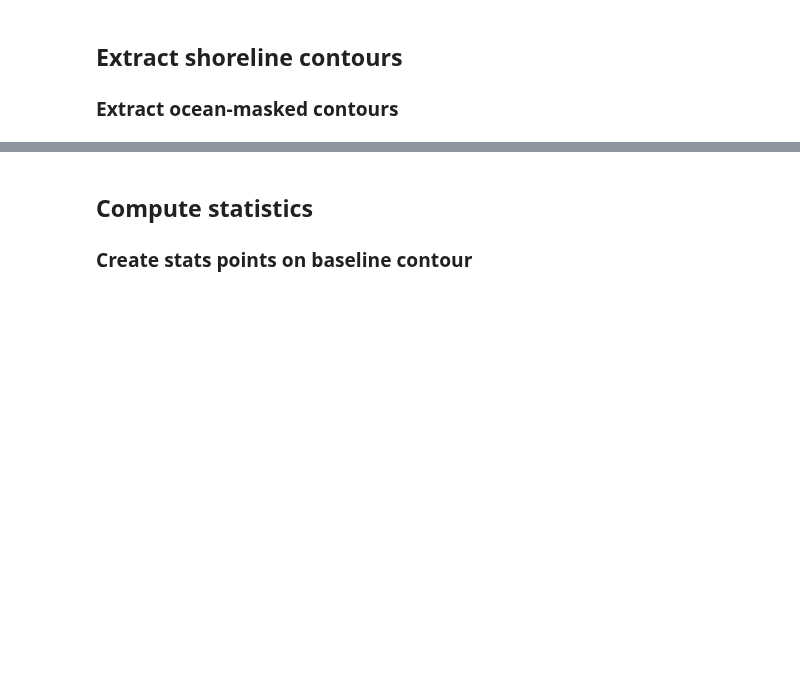
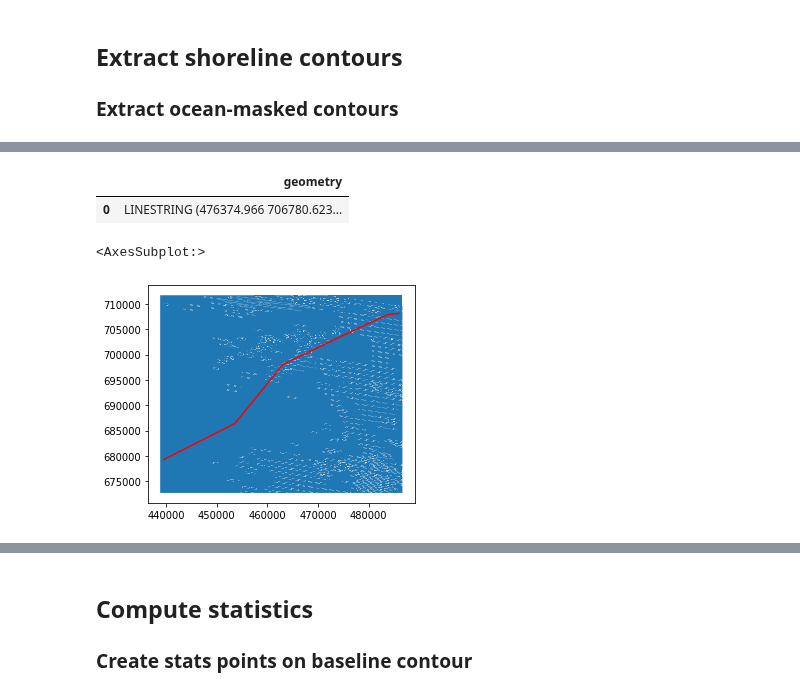
Before and after one commit to GeoscienceAustralia/dea-coastlines, a Jupyter notebook: notebooks/DEAfricaCoastlines_generation_vector.ipynb, the cells around one changed output, grey strips where cells are left out. Drawn from its saved outputs; the diff is of its cells as text; code cells hidden in the pictures; blank space fills up the shorter version.

```diff
--- a/notebooks/DEAfricaCoastlines_generation_vector.ipynb
+++ b/notebooks/DEAfricaCoastlines_generation_vector.ipynb
@@ -147,0 +161,16 @@ masked_ds = dea_coastlines.vector.contours_preprocess(
+# %%
+test_line = gpd.read_file('test_line.geojson').to_crs(out_vectors[2016].crs)
+
+#
+# out_vectors[2016].plot(column='certainty', legend=True, vmax=2)
+# %%
+test_line.overlay(out_vectors[2016], how='intersection')   #.to_crs('EPSG:4326')  #.to_file('test.geojson')
+# %% [output]
+|  | geometry |
+| 0 | LINESTRING (476374.966 706780.623... |
+# %%
+out_vectors[2010].plot()
+test_line.plot(ax=plt.gca(), color='red')
+# %% [output]
+<AxesSubplot:>
+[figure, added]
```
Also changed, not shown: parts of 22 cells of this notebook, 5 other files.
